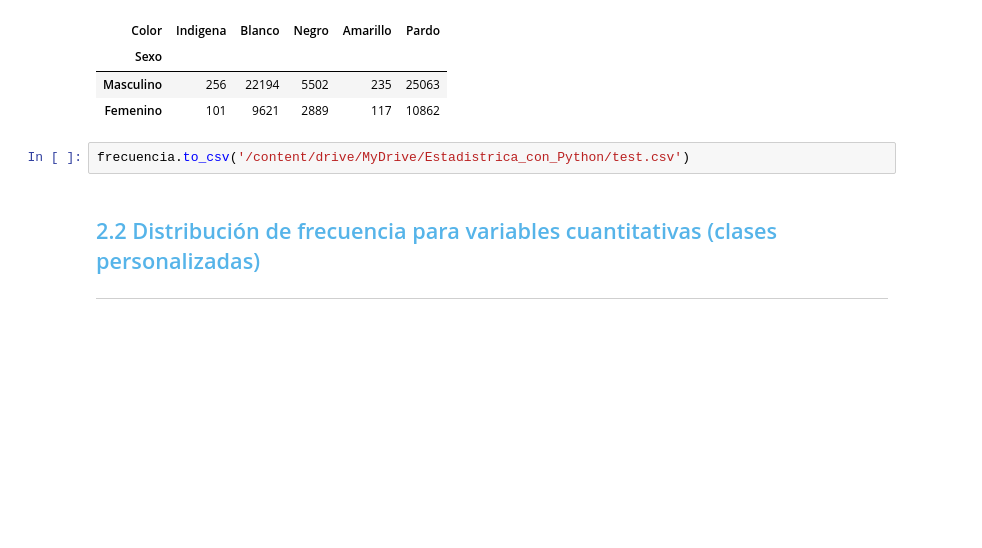
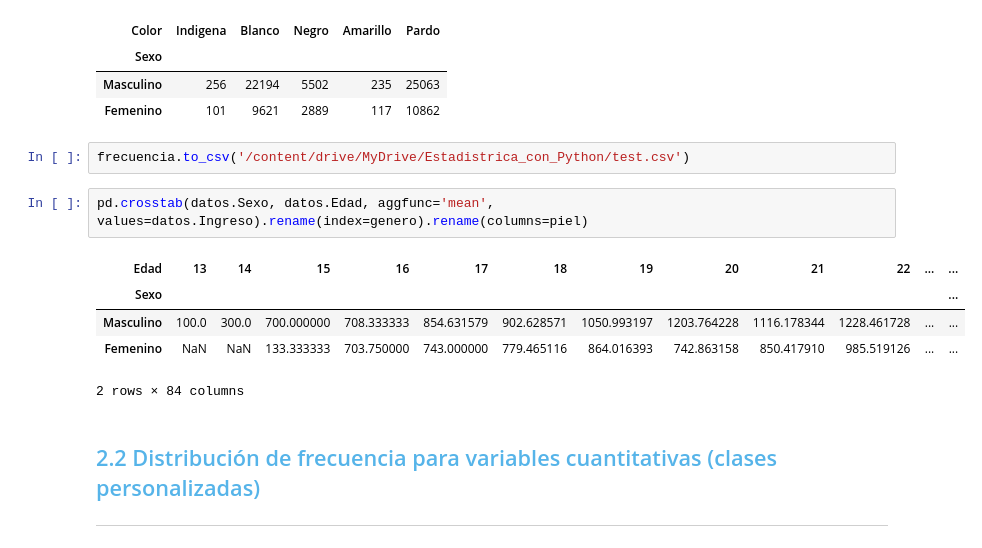
Before and after one commit to MyAppsTest/Estadistica_con_Python, a Jupyter notebook: Curso_de_Estadística_con_Python_1.ipynb, the cells around one changed output. Saved outputs shown, nothing was run; the diff lists cells and outputs as text; blank space fills up the shorter version.

```diff
--- a/Curso_de_Estadística_con_Python_1.ipynb
+++ b/Curso_de_Estadística_con_Python_1.ipynb
@@ -309,6 +309,14 @@ frecuencia
 | Femenino | 101 | 9621 | 2889 | 117 | 10862 |
 # %%
 frecuencia.to_csv('/content/drive/MyDrive/Estadistrica_con_Python/test.csv')
+# %%
+pd.crosstab(datos.Sexo, datos.Edad, aggfunc='mean', values=datos.Ingreso).rename(index=genero).rename(columns=piel)
+# %% [output]
+| Edad | 13 | 14 | 15 | 16 | 17 | 18 | 19 | 20 | 21 | 22 | ... | ... |
+| Sexo |  |  |  |  |  |  |  |  |  |  |  | ... |
+| Masculino | 100.0 | 300.0 | 700.000000 | 708.333333 | 854.631579 | 902.628571 | 1050.993197 | 1203.764228 | 1116.178344 | 1228.461728 | ... | ... |
+| Femenino | NaN | NaN | 133.333333 | 703.750000 | 743.000000 | 779.465116 | 864.016393 | 742.863158 | 850.417910 | 985.519126 | ... | ... |
+2 rows × 84 columns
 # %% [markdown]
 ## <font color=#56B4E9>2.2 Distribución de frecuencia para variables cuantitativas (clases personalizadas)</font>
 ***
```
Also changed, not shown: parts of 3 cells of this notebook.
